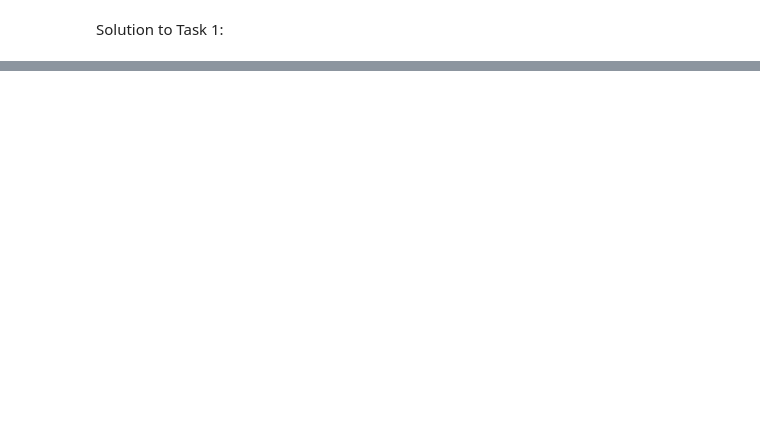
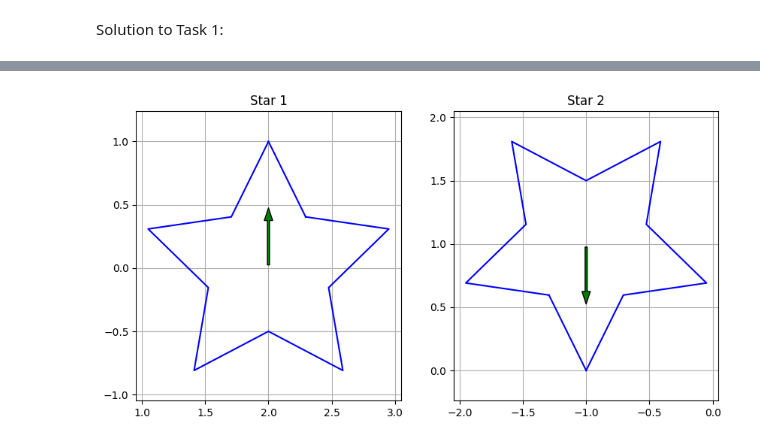
Before and after one commit to LT1112/BME3053C-Spring-2025, a Jupyter notebook: homework/homework_5_tvenstrup.ipynb, the cells around one changed output, grey strips where cells are left out. Drawn from its saved outputs; the diff is of its cells as text; code cells hidden in the pictures; blank space fills up the shorter version.

```diff
--- a/homework/homework_5_tvenstrup.ipynb
+++ b/homework/homework_5_tvenstrup.ipynb
@@ -56,0 +135,14 @@ The four datasets contain point coordinates in the cartesian plane. By viewing a
+# %%
+T1 = translate(-2, 0)
+R = rotate(180)
+T2 = translate(-1, 1)
+
+M = T2 @ R @ T1
+
+original = generate_star(center=(2, 0), homogeneous=True)
+
+transformed = (M @ original.T).T
+
+plot_stars([original, transformed])
+# %% [output]
+[figure, added]
```
Also changed, not shown: parts of 12 cells of this notebook.
